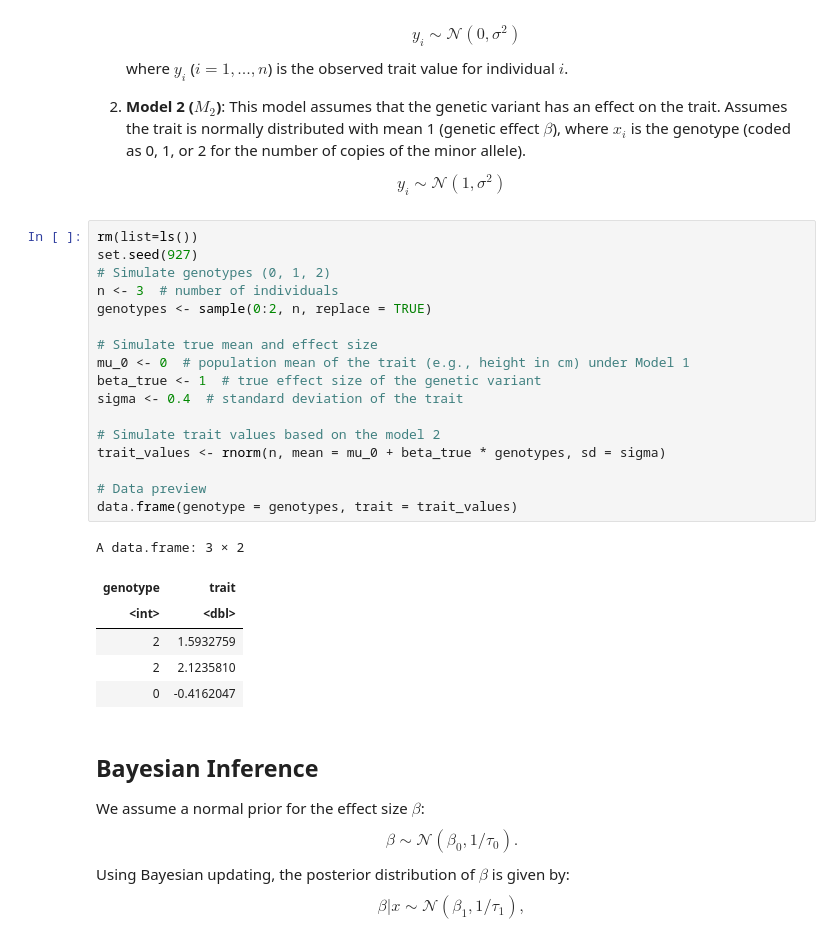
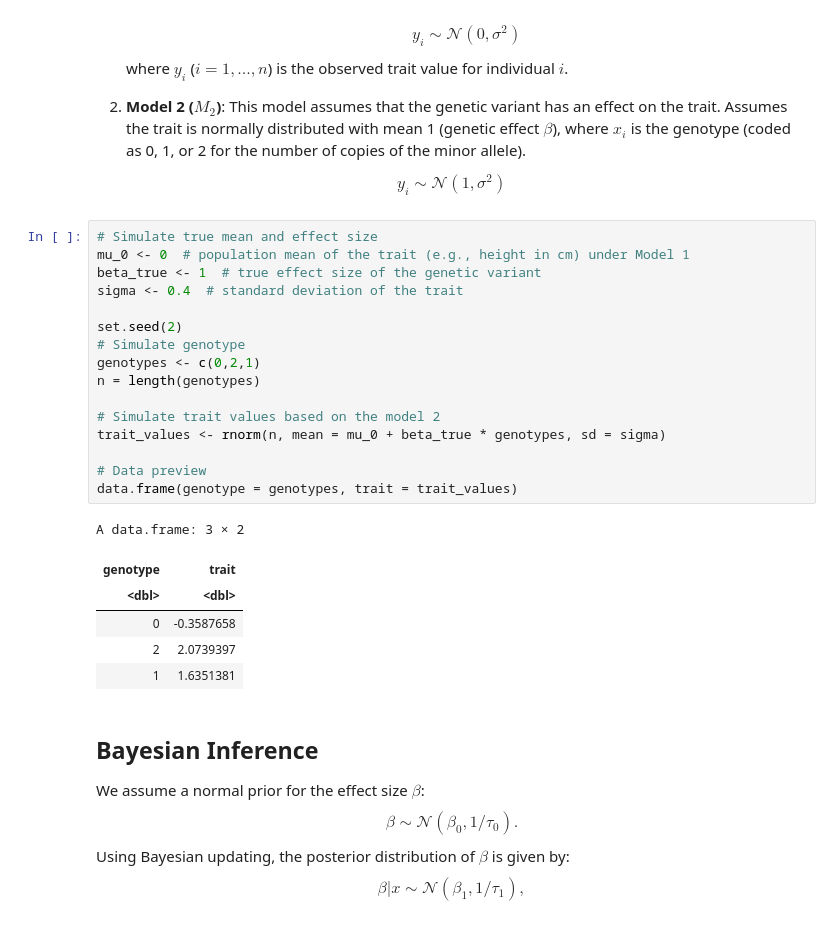
Before and after one commit to StatFunGen/statgen-prerequisites, a Jupyter notebook: 7_Bayesian_normal_mean_model.ipynb, the cells around one changed output. Cells and saved outputs as stored; diff of their text form.

```diff
--- a/7_Bayesian_normal_mean_model.ipynb
+++ b/7_Bayesian_normal_mean_model.ipynb
@@ -137,29 +137,28 @@ $$
 y_i \sim \mathcal{N}(1, \sigma^2)
 $$
 # %%
-rm(list=ls())
-set.seed(927)
-# Simulate genotypes (0, 1, 2)
-n <- 3  # number of individuals
-genotypes <- sample(0:2, n, replace = TRUE)
-
 # Simulate true mean and effect size
 mu_0 <- 0  # population mean of the trait (e.g., height in cm) under Model 1
 beta_true <- 1  # true effect size of the genetic variant
 sigma <- 0.4  # standard deviation of the trait
+
+set.seed(2)
+# Simulate genotype
+genotypes <- c(0,2,1)
+n = length(genotypes)
 
 # Simulate trait values based on the model 2
 trait_values <- rnorm(n, mean = mu_0 + beta_true * genotypes, sd = sigma)
 
 # Data preview
 data.frame(genotype = genotypes, trait = trait_values)
 # %% [output]
 A data.frame: 3 × 2
 | genotype | trait |
-| <int> | <dbl> |
-| 2 | 1.5932759 |
-| 2 | 2.1235810 |
-| 0 | -0.4162047 |
+| <dbl> | <dbl> |
+| 0 | -0.3587658 |
+| 2 | 2.0739397 |
+| 1 | 1.6351381 |
 # %% [markdown]
 ## Bayesian Inference
 
```
Also changed, not shown: parts of 3 cells of this notebook, 2 other files.
